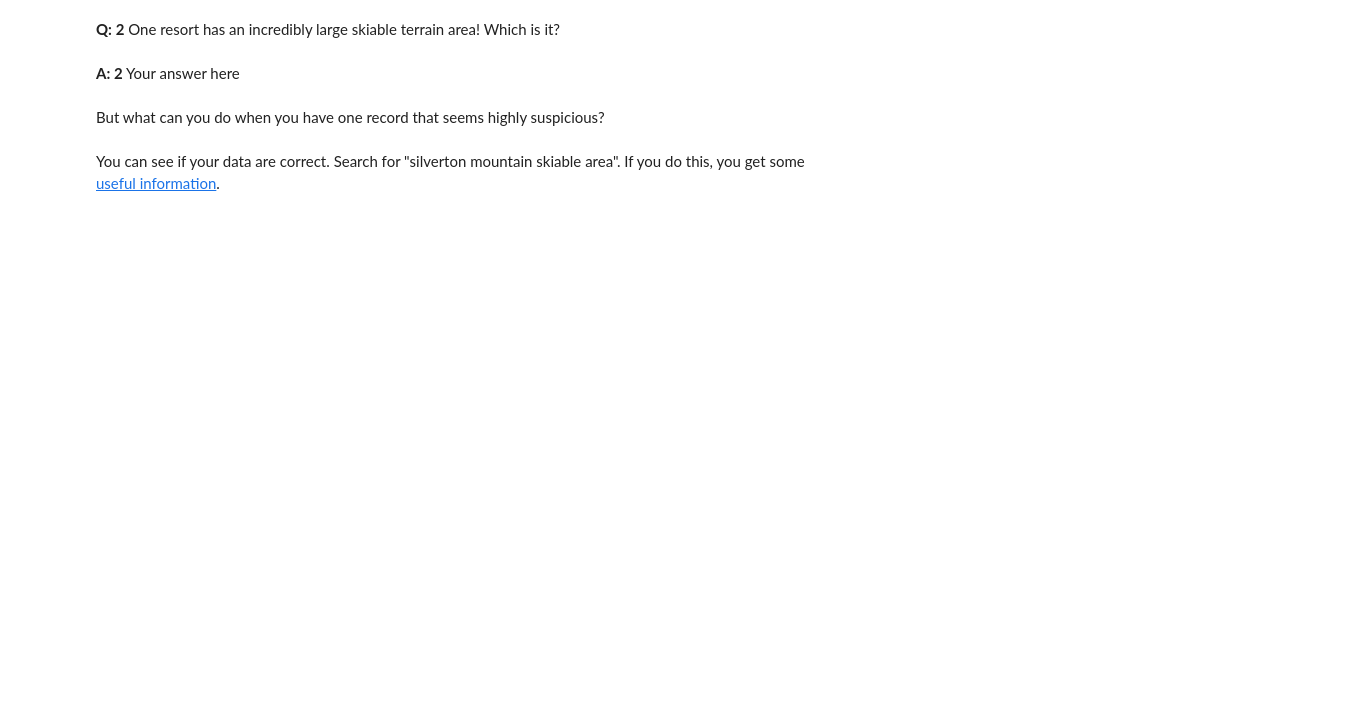
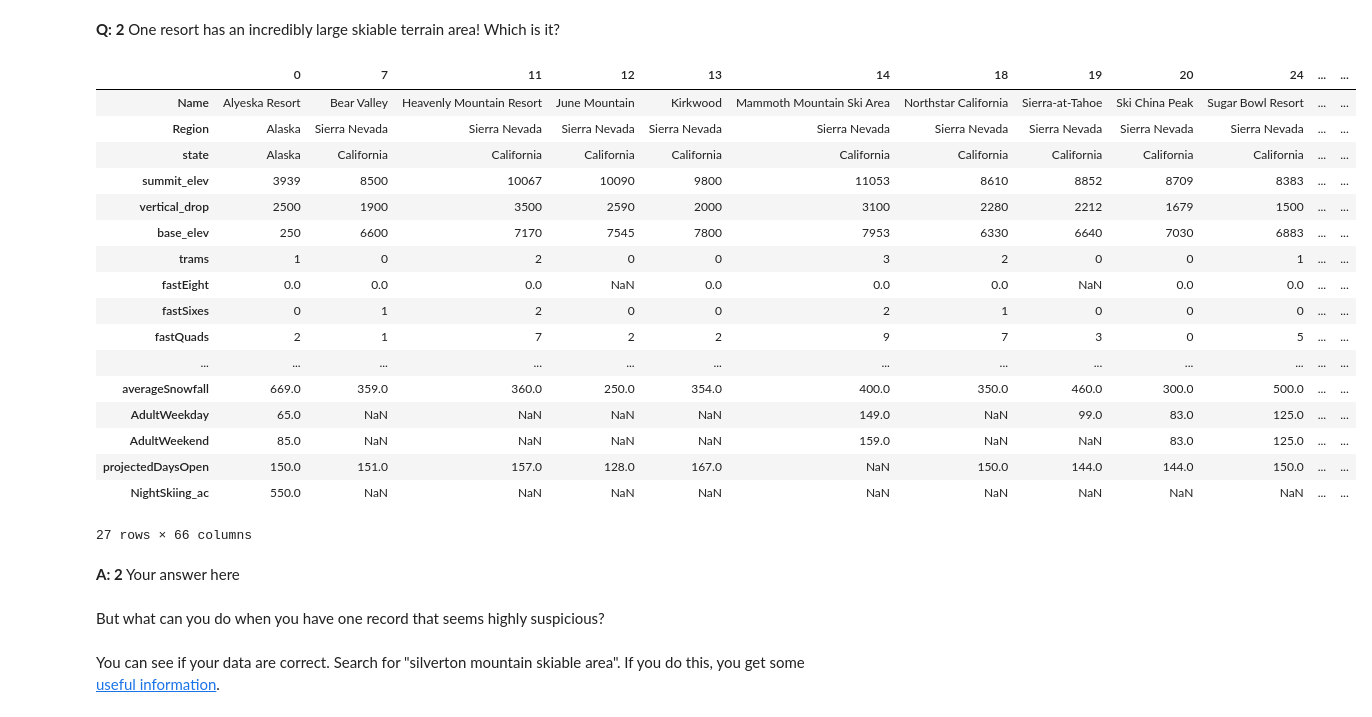
Before and after one commit to Humayra3000/DataScienceGuidedCapstone, a Jupyter notebook: Notebooks/02_data_wrangling.ipynb, the cells around one changed output. Drawn from its saved outputs; the diff is of its cells as text; code cells hidden in the pictures; blank space fills up the shorter version.

Commit message:
finished project

```diff
--- a/Notebooks/02_data_wrangling.ipynb
+++ b/Notebooks/02_data_wrangling.ipynb
@@ -527,8 +540,27 @@ AttributeError: 'DataFrame' object has no attribute '___'
 # %%
 #Code task 20#
 #Now you know there's only one, print the whole row to investigate all values, including seeing the resort name
 #Hint: don't forget the transpose will be helpful here
-ski_data[ski_data.___ > ___].___
+ski_data[ski_data.SkiableTerrain_ac > 1000].T
+# %% [output]
+|  | 0 | 7 | 11 | 12 | 13 | 14 | 18 | 19 | 20 | 24 | ... | ... |
+| Name | Alyeska Resort | Bear Valley | Heavenly Mountain Resort | June Mountain | Kirkwood | Mammoth Mountain Ski Area | Northstar California | Sierra-at-Tahoe | Ski China Peak | Sugar Bowl Resort | ... | ... |
+| Region | Alaska | Sierra Nevada | Sierra Nevada | Sierra Nevada | Sierra Nevada | Sierra Nevada | Sierra Nevada | Sierra Nevada | Sierra Nevada | Sierra Nevada | ... | ... |
+| state | Alaska | California | California | California | California | California | California | California | California | California | ... | ... |
+| summit_elev | 3939 | 8500 | 10067 | 10090 | 9800 | 11053 | 8610 | 8852 | 8709 | 8383 | ... | ... |
+| vertical_drop | 2500 | 1900 | 3500 | 2590 | 2000 | 3100 | 2280 | 2212 | 1679 | 1500 | ... | ... |
+| base_elev | 250 | 6600 | 7170 | 7545 | 7800 | 7953 | 6330 | 6640 | 7030 | 6883 | ... | ... |
+| trams | 1 | 0 | 2 | 0 | 0 | 3 | 2 | 0 | 0 | 1 | ... | ... |
+| fastEight | 0.0 | 0.0 | 0.0 | NaN | 0.0 | 0.0 | 0.0 | NaN | 0.0 | 0.0 | ... | ... |
+| fastSixes | 0 | 1 | 2 | 0 | 0 | 2 | 1 | 0 | 0 | 0 | ... | ... |
+| fastQuads | 2 | 1 | 7 | 2 | 2 | 9 | 7 | 3 | 0 | 5 | ... | ... |
+| ... | ... | ... | ... | ... | ... | ... | ... | ... | ... | ... | ... | ... |
+| averageSnowfall | 669.0 | 359.0 | 360.0 | 250.0 | 354.0 | 400.0 | 350.0 | 460.0 | 300.0 | 500.0 | ... | ... |
+| AdultWeekday | 65.0 | NaN | NaN | NaN | NaN | 149.0 | NaN | 99.0 | 83.0 | 125.0 | ... | ... |
+| AdultWeekend | 85.0 | NaN | NaN | NaN | NaN | 159.0 | NaN | NaN | 83.0 | 125.0 | ... | ... |
+| projectedDaysOpen | 150.0 | 151.0 | 157.0 | 128.0 | 167.0 | NaN | 150.0 | 144.0 | 144.0 | 150.0 | ... | ... |
+| NightSkiing_ac | 550.0 | NaN | NaN | NaN | NaN | NaN | NaN | NaN | NaN | NaN | ... | ... |
+27 rows × 66 columns
 # %% [markdown]
 **A: 2** Your answer here
 # %% [markdown]
```
Also changed, not shown: parts of 43 cells of this notebook, 2 other files.
